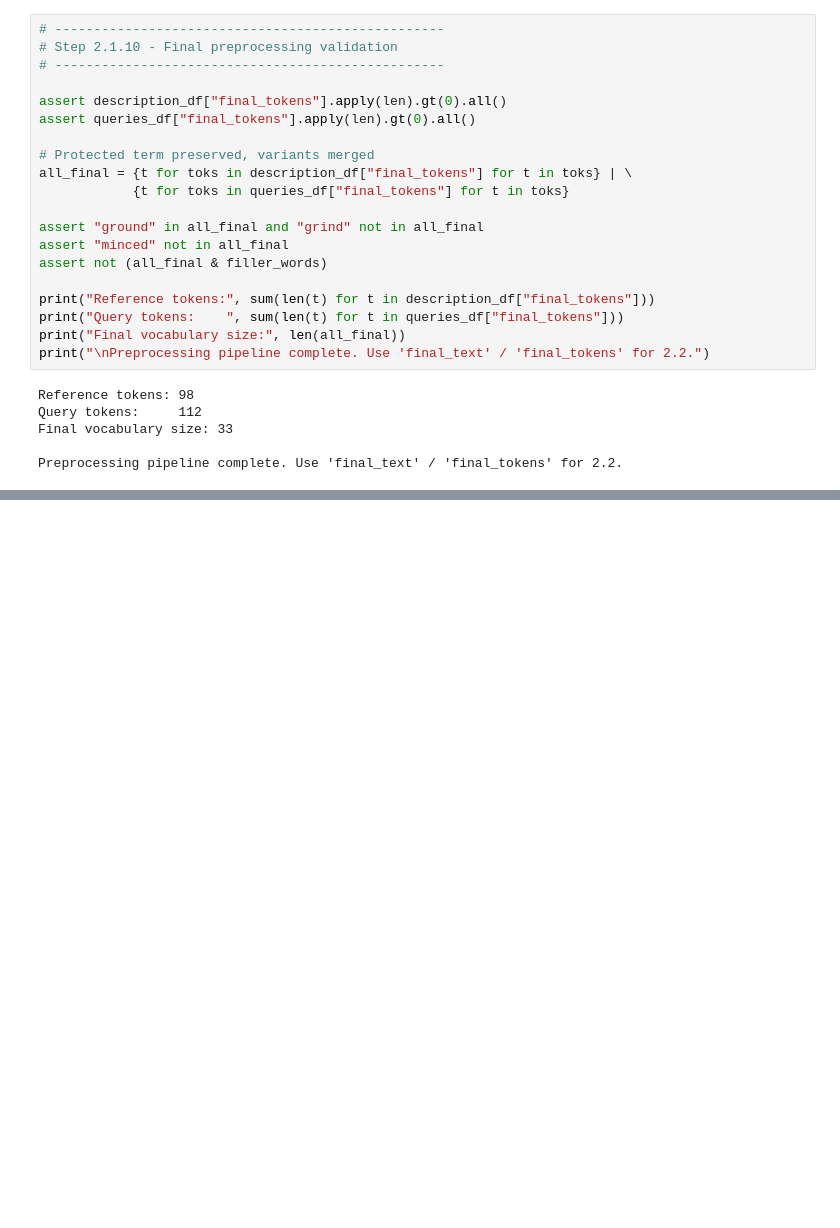
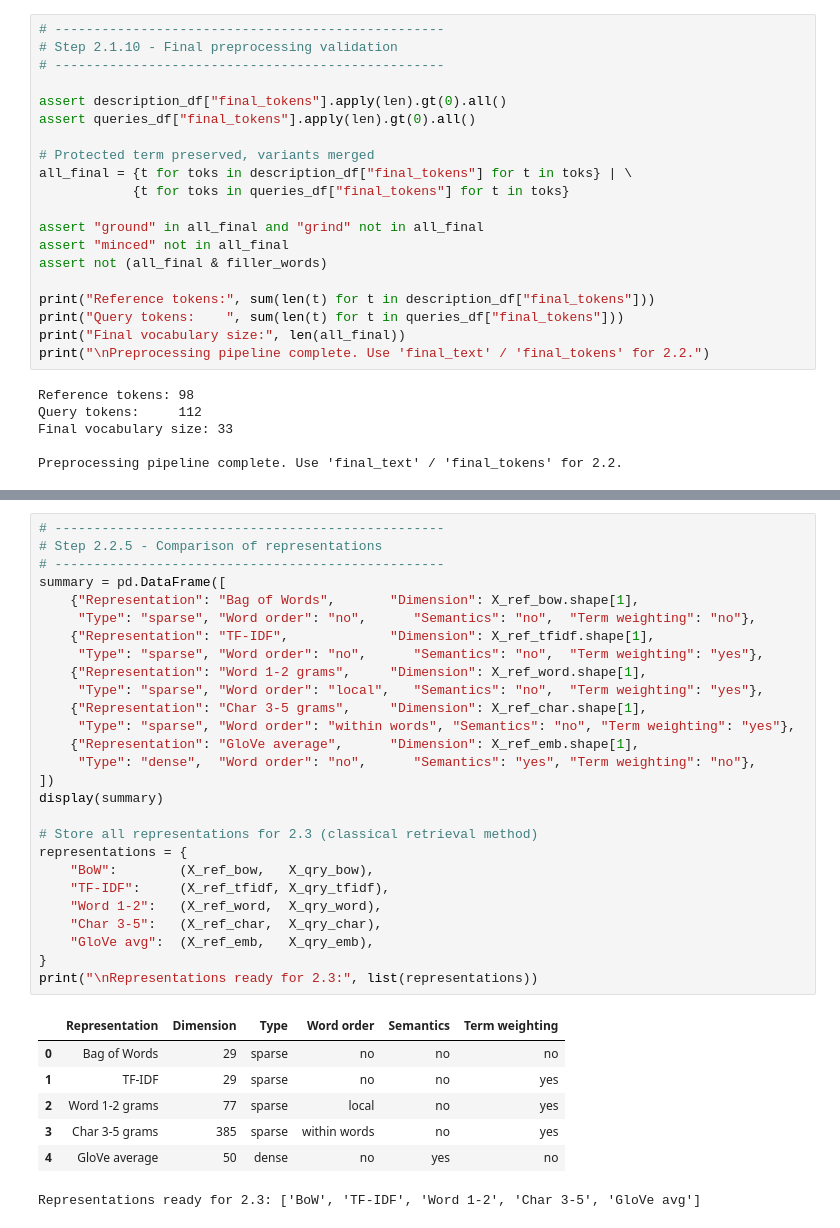
Before and after one commit to Mouhcine005/NutriVision, a Jupyter notebook: notebooks/06_classical_nlp.ipynb, the cells around one changed output, grey strips where cells are left out. Cells and saved outputs as stored; diff of their text form; blank space fills up the shorter version.

```diff
--- a/notebooks/06_classical_nlp.ipynb
+++ b/notebooks/06_classical_nlp.ipynb
@@ -974,0 +1337,35 @@ Preprocessing pipeline complete. Use 'final_text' / 'final_tokens' for 2.2.
+# %%
+# --------------------------------------------------
+# Step 2.2.5 - Comparison of representations
+# --------------------------------------------------
+summary = pd.DataFrame([
+    {"Representation": "Bag of Words",       "Dimension": X_ref_bow.shape[1],
+     "Type": "sparse", "Word order": "no",      "Semantics": "no",  "Term weighting": "no"},
+    {"Representation": "TF-IDF",             "Dimension": X_ref_tfidf.shape[1],
+     "Type": "sparse", "Word order": "no",      "Semantics": "no",  "Term weighting": "yes"},
+    {"Representation": "Word 1-2 grams",     "Dimension": X_ref_word.shape[1],
+     "Type": "sparse", "Word order": "local",   "Semantics": "no",  "Term weighting": "yes"},
+    {"Representation": "Char 3-5 grams",     "Dimension": X_ref_char.shape[1],
+     "Type": "sparse", "Word order": "within words", "Semantics": "no", "Term weighting": "yes"},
+    {"Representation": "GloVe average",      "Dimension": X_ref_emb.shape[1],
+     "Type": "dense",  "Word order": "no",      "Semantics": "yes", "Term weighting": "no"},
+])
+display(summary)
+
+# Store all representations for 2.3 (classical retrieval method)
+representations = {
+    "BoW":        (X_ref_bow,   X_qry_bow),
+    "TF-IDF":     (X_ref_tfidf, X_qry_tfidf),
+    "Word 1-2":   (X_ref_word,  X_qry_word),
+    "Char 3-5":   (X_ref_char,  X_qry_char),
+    "GloVe avg":  (X_ref_emb,   X_qry_emb),
+}
+print("\nRepresentations ready for 2.3:", list(representations))
+# %% [output]
+|  | Representation | Dimension | Type | Word order | Semantics | Term weighting |
+| 0 | Bag of Words | 29 | sparse | no | no | no |
+| 1 | TF-IDF | 29 | sparse | no | no | yes |
+| 2 | Word 1-2 grams | 77 | sparse | local | no | yes |
+| 3 | Char 3-5 grams | 385 | sparse | within words | no | yes |
+| 4 | GloVe average | 50 | dense | no | yes | no |
+Representations ready for 2.3: ['BoW', 'TF-IDF', 'Word 1-2', 'Char 3-5', 'GloVe avg']
```
Also changed, not shown: parts of 15 cells of this notebook, 1 other file.
